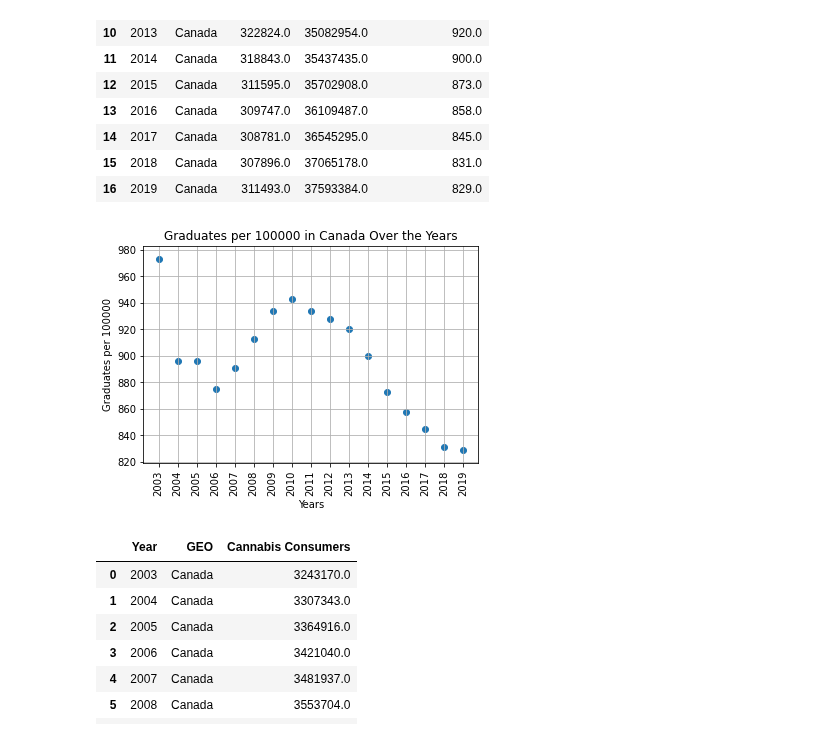
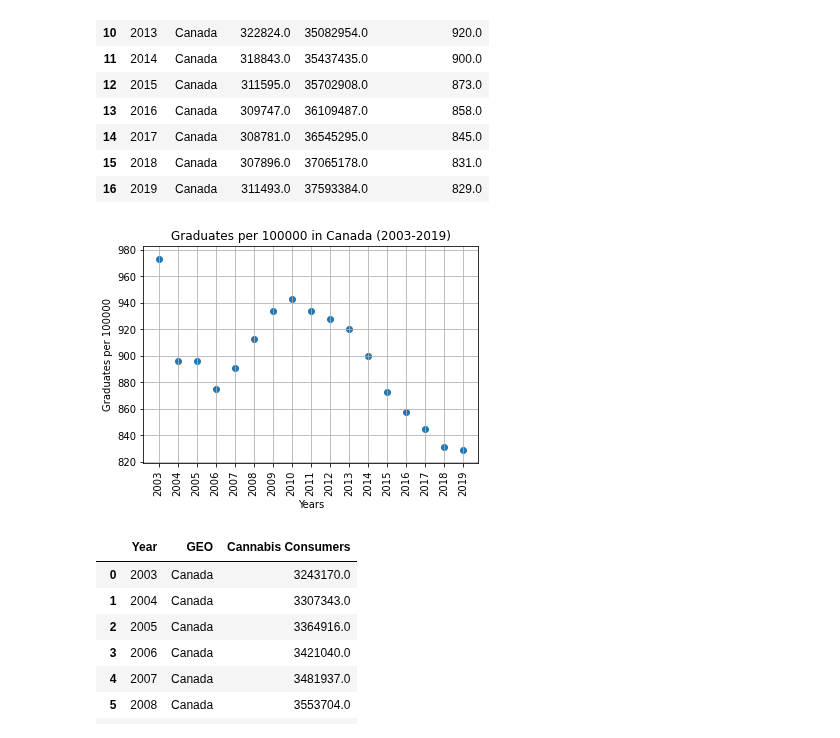
Before and after one commit to MattDavies1/Data-Bootcamp-Project, a Jupyter notebook: grad_rates_cannabis_consumptions.ipynb, the cells around one changed output. Drawn from its saved outputs; the diff is of its cells as text; code cells hidden in the pictures.

```diff
--- a/grad_rates_cannabis_consumptions.ipynb
+++ b/grad_rates_cannabis_consumptions.ipynb
@@ -56,14 +56,14 @@ can_grad_pop
 # %%
 plt.scatter(can_grad_pop["Year"],can_grad_pop["Grads per 100000"])
 plt.ylim(min(can_grad_pop["Grads per 100000"])-10,max(can_grad_pop["Grads per 100000"])+10)
 plt.xticks(can_grad_pop["Year"],rotation="vertical")
 plt.ylabel("Graduates per 100000")
 plt.xlabel("Years")
 plt.grid()
-plt.title("Graduates per 100000 in Canada Over the Years")
+plt.title("Graduates per 100000 in Canada (2003-2019)")
 plt.show()
 # %% [output]
-[figure, old version]
+[figure, new version]
 # %%
 can_df = pd.read_csv("Resources/cannabis_usage_1961_2018.csv")
 can_df = can_df[["REF_DATE","GEO","Frequency of use","VALUE","Age group",'Prevalence']]
```
Also changed, not shown: parts of 1 cell of this notebook.
